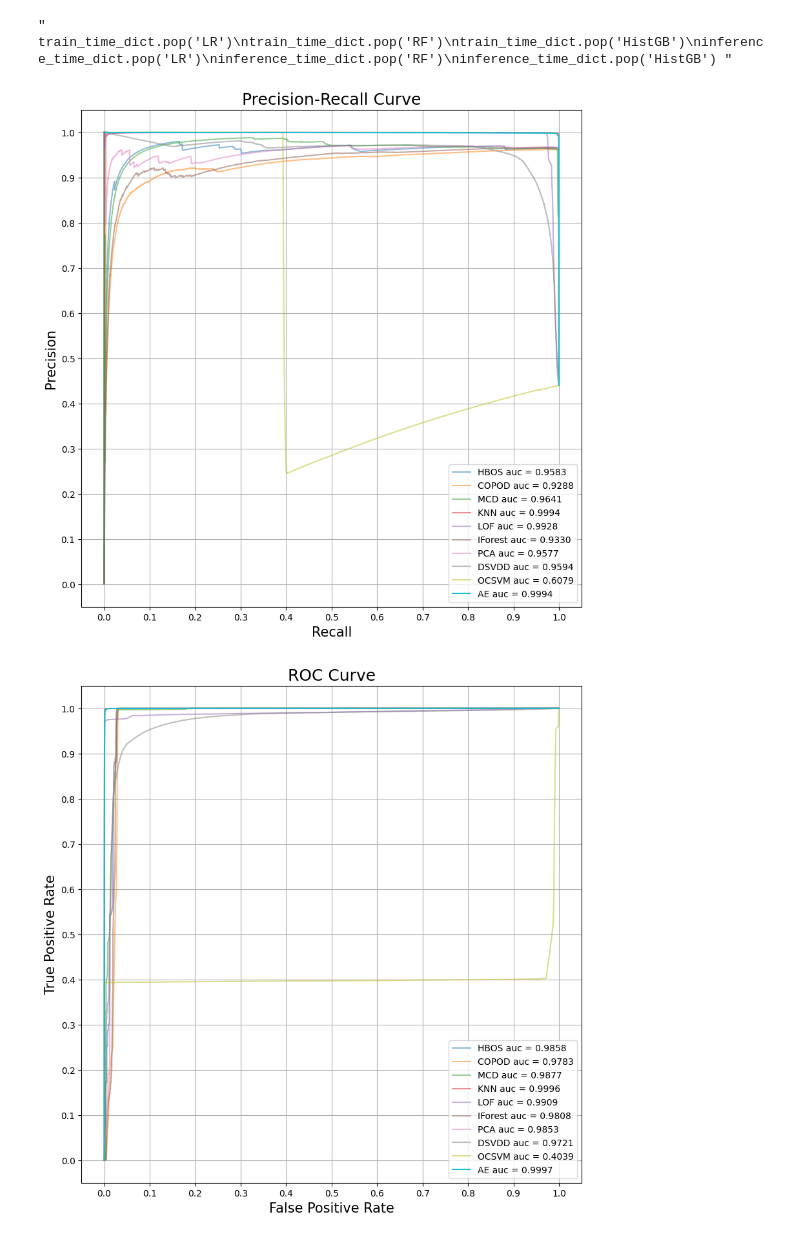
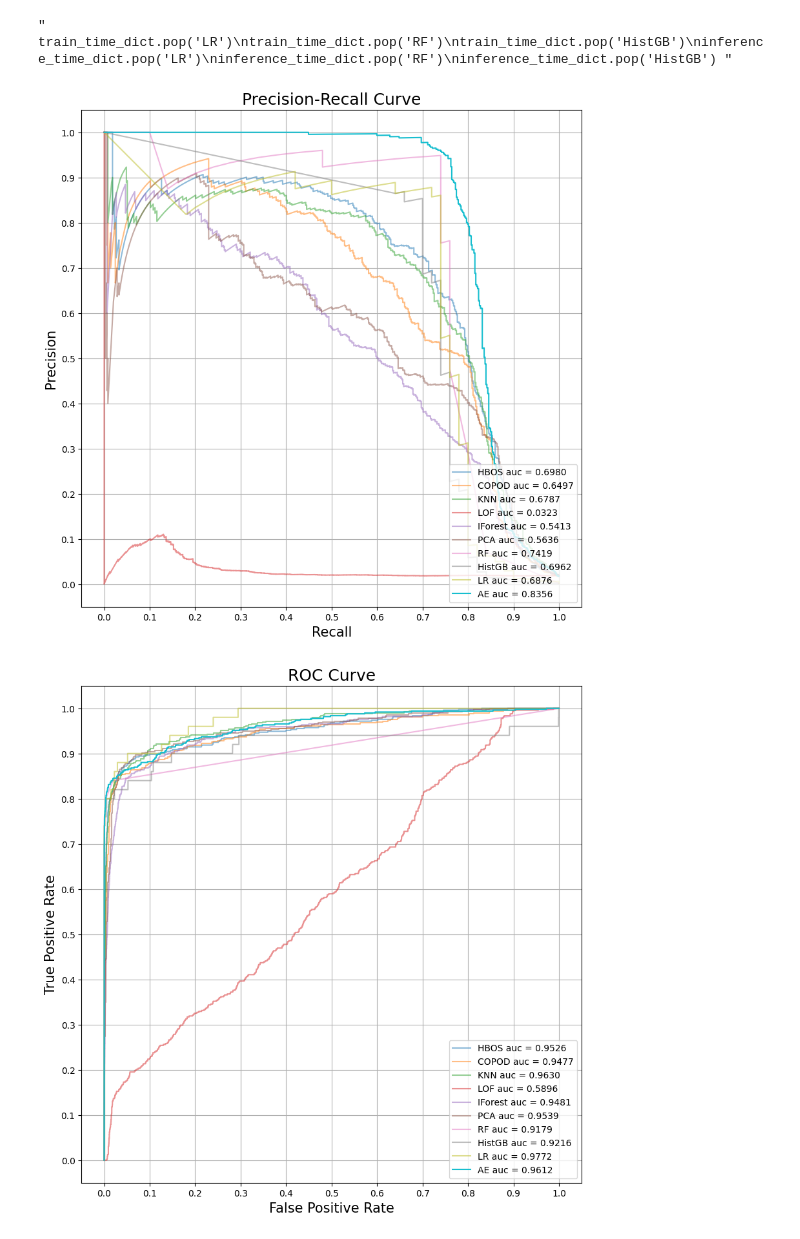
Before and after one commit to straybird16/mie696, a Jupyter notebook: src/ODs_eval.ipynb, the cells around one changed output. Cells and saved outputs as stored; diff of their text form; code cells hidden in the pictures.

```diff
--- a/src/ODs_eval.ipynb
+++ b/src/ODs_eval.ipynb
@@ -167,15 +174,15 @@ all_ODs = [
                         # distribution based algorithms
                         (HBOS(contamination=CONTAMINATION), 'HBOS'),
                         (COPOD(contamination=CONTAMINATION), 'COPOD'),
-                        (MCD(contamination=CONTAMINATION), 'MCD'),
+                        #(MCD(contamination=CONTAMINATION), 'MCD'),
                         # proximity/density based algorithms
                         (LOF(contamination=CONTAMINATION), 'LOF'),
                         (KNN(contamination=CONTAMINATION, n_neighbors=5, method='median'), 'KNN'),
                         (IForest(contamination=CONTAMINATION), 'IForest'),
                         # reconstruction/projection based algorithms
                         (PCA(contamination=CONTAMINATION), 'PCA'),
-                        (DeepSVDD(contamination=CONTAMINATION), 'DSVDD'),
-                        (OCSVM(contamination=CONTAMINATION, kernel='poly'), 'OCSVM'),
+                        #(DeepSVDD(contamination=CONTAMINATION), 'DSVDD'),
+                        #(OCSVM(contamination=CONTAMINATION, kernel='poly'), 'OCSVM'),
                         #(KPCA(contamination=CONTAMINATION, kernel='poly'), 'KPCA'),
                     ]
 
@@ -203,11 +210,9 @@ if unbalanced_data:
 else: # if data is balanced
     X = np.concatenate((train_data, validation_data, test_data, anomalous_data), axis=0)
     Y = np.concatenate((np.zeros(raw_data.shape[0]), np.ones(anomalous_data.shape[0])), axis=0)
-    X_train, X_test, y_train, y_test = train_test_split(X, Y, test_size=0.1, shuffle=True)
+    X_train, X_test, y_train, y_test = train_test_split(X, Y, test_size=0.1, shuffle=False)
 
 ODs = all_ODs
-addition = [(MCD(contamination=CONTAMINATION), 'MCD'),]
-ODs = addition
 
 for clf, clf_name in ODs: # loop over all algorithms
     # create prediction (probability) list to compute average upon
@@ -245,7 +250,7 @@ for clf, clf_name in ODs: # loop over all algorithms
     precision, recall, _ = metrics.precision_recall_curve(y_true=y_test, probas_pred=y_pred_average)
     fpr, tpr, thresholds = metrics.roc_curve(y_true=y_test, y_score=y_pred_average)
     #fpr, tpr, thresholds = fpr[1:-1], tpr[1:-1], thresholds[1:-1]
-    fpr, tpr, thresholds = fpr, tpr, thresholds
+    #fpr, tpr, thresholds = fpr, tpr, thresholds
     #thresholds = (thresholds - thresholds.min())/(thresholds.max() - thresholds.min())   # scale thresholds to (0, 1)
     mcc = MCC(specificity=1-fpr, sensitivity=tpr)
     """ if hardClassify:
@@ -440,11 +451,20 @@ Precision: 0.9869; Recall: 0.9962; F-1 score: 0.9915; MCC: 0.9848 at threshold 0
 # %%
-dis = ['HBOS', 'COPOD', 'MCD']
+dis = ['HBOS', 'COPOD',
+       #'MCD'
+       ]
 den = ['KNN', 'LOF', 'IForest']
-pro = ['PCA', 'DSVDD', 'OCSVM']
-all = dis + den + pro + ['AE']
+pro = ['PCA'
+       #, 'DSVDD', 'OCSVM'
+       ]
+
 best = ['MCD', 'KNN', 'PCA', 'AE']
-supervised = ['RF', 'HistGB', 'LR', 'AE']
-aes = ['DAE', 'VAE', 'AE']
+supervised = ['RF', 'HistGB', 'LR']
+aes = [
+       #'DAE',
+       #'VAE',
+       'AE']
+all = dis + den + pro + supervised + aes
+#all = dis + den + pro + supervised
 #{x:pr_dict[x] for x in dis}
 """ train_time_dict.pop('LR')
 train_time_dict.pop('RF')
@@ -455,21 +475,21 @@ inference_time_dict.pop('HistGB') """
 # %% [output]
 " train_time_dict.pop('LR')\ntrain_time_dict.pop('RF')\ntrain_time_dict.pop('HistGB')\ninference_time_dict.pop('LR')\ninference_time_dict.pop('RF')\ninference_time_dict.pop('HistGB') "
 # %%
-SAVE = True
+SAVE = False
 if DATASET == 'medical_data' or DATASET == 'network_data' or DATASET == 'full_data':
     prefix = 'EHMS '
 else:
     prefix = ''
 highlight = True
 
 visualize_curve({x:pr_dict[x] for x in all}, x_label="Recall", y_label="Precision", title="Precision-Recall Curve"#+prefix+DATASET
                 , save=SAVE, highlight=highlight)
 visualize_curve({x:roc_dict[x] for x in all}, x_label="False Positive Rate", y_label="True Positive Rate", title="ROC Curve"#+prefix+DATASET
                 , save=SAVE, highlight=highlight)
 
 #visualize_curve(mcc_dict, x_label="Thresholds", y_label="MCC", title="MCC-Threshold Curve - "+prefix+DATASET, save=SAVE) # visualize MCC
-visualize_bar(train_time_dict, save=SAVE, title='Training Time - '+prefix+DATASET, highlight=highlight) # visualize training time
-visualize_bar(inference_time_dict, save=SAVE, title='Inference Time - '+prefix+DATASET, highlight=highlight) # visualize inference time
+#visualize_bar(train_time_dict, save=SAVE, title='Training Time - '+prefix+DATASET, highlight=highlight) # visualize training time
+#visualize_bar(inference_time_dict, save=SAVE, title='Inference Time - '+prefix+DATASET, highlight=highlight) # visualize inference time
 # %% [output]
-[figure, old version]
+[figure, new version]
-[figure, old version]
+[figure, new version]
```
Also changed, not shown: parts of 16 cells of this notebook, 5 other files.
